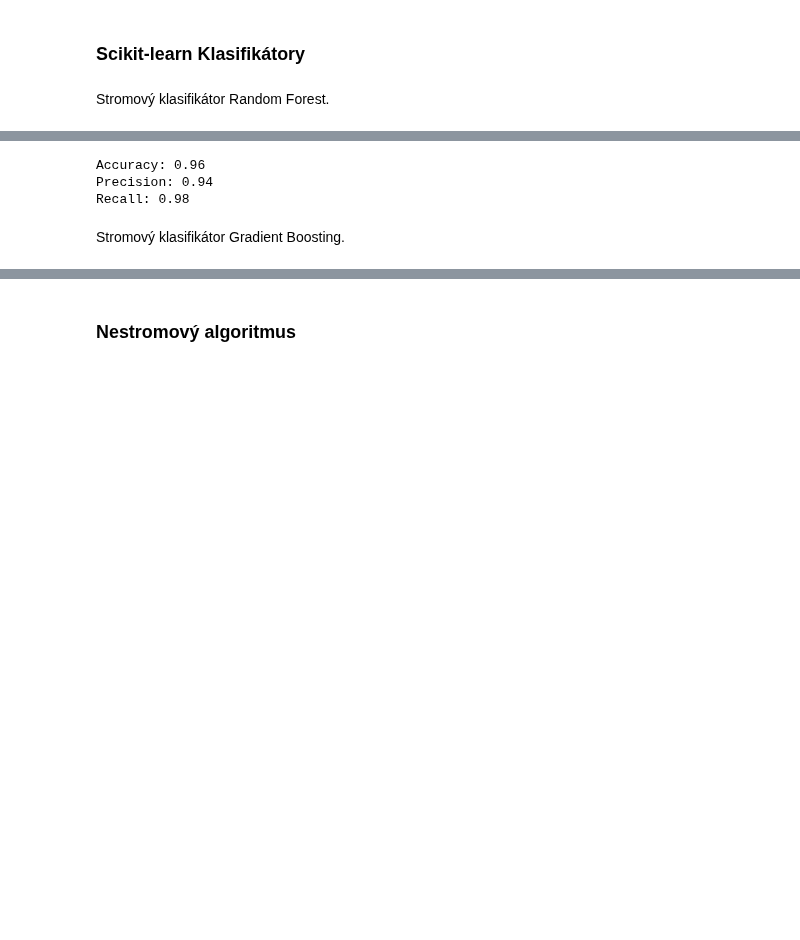
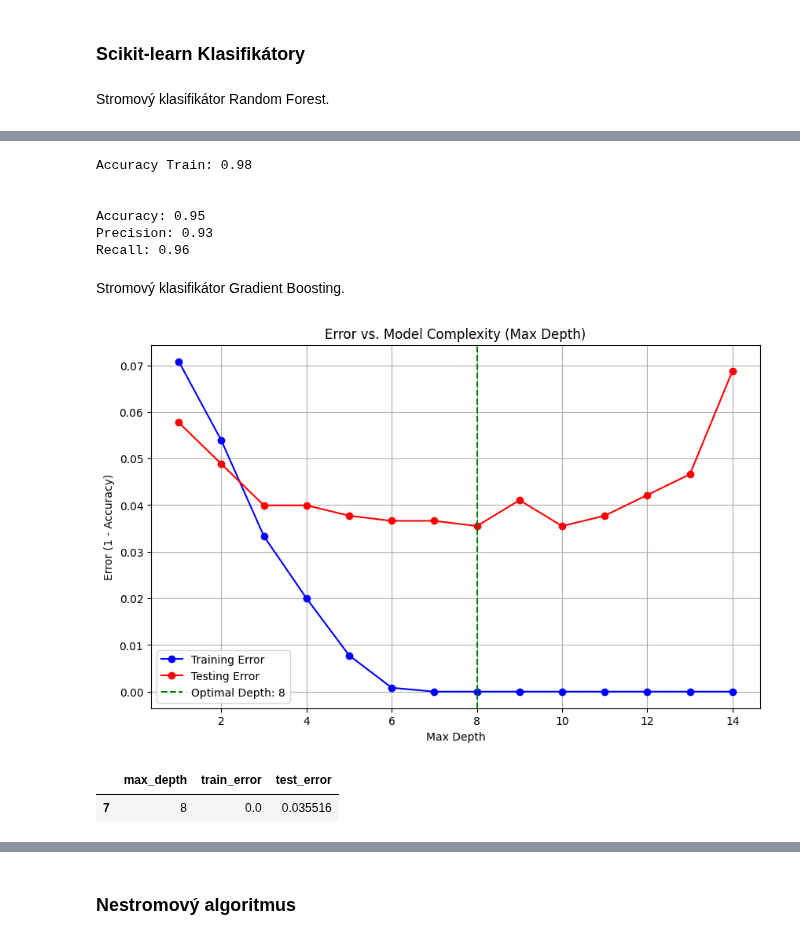
Before and after one commit to Brunokristi/Project_IAU, a Jupyter notebook: Phase_3.ipynb, the cells around one changed output, grey strips where cells are left out. Saved outputs shown, nothing was run; the diff lists cells and outputs as text; code cells hidden in the pictures; blank space fills up the shorter version.

```diff
--- a/Phase_3.ipynb
+++ b/Phase_3.ipynb
@@ -164,13 +229,20 @@ Stromový klasifikátor Random Forest.
 # %%
-clf = RandomForestClassifier()
+results = []
+estimators = []
+
+clf = RandomForestClassifier(max_depth = 17, min_samples_split = 6, min_samples_leaf = 4)
 clf.fit(X_train, y_train)
 
 predictions = clf.predict(X_test)
+train_predictions = clf.predict(X_train)
 
 accuracy = accuracy_score(y_test, predictions)
+accuracy_train = accuracy_score(y_train, train_predictions)
 precision = precision_score(y_test, predictions)
 recall = recall_score(y_test, predictions)
 
+print(f"Accuracy Train: {accuracy_train:.2f}")
+print('\n')
 print(f"Accuracy: {accuracy:.2f}")
 print(f"Precision: {precision:.2f}")
 print(f"Recall: {recall:.2f}")
@@ -193,9 +265,59 @@ feature_names = X_test.columns.values
 
 top_5_feature_names_rf = [feature_names[i] for i in top_5_features_rf]
 # %% [output]
-Accuracy: 0.96
-Precision: 0.94
-Recall: 0.98
+Accuracy Train: 0.98
+
+
+Accuracy: 0.95
+Precision: 0.93
+Recall: 0.96
 # %% [markdown]
 Stromový klasifikátor Gradient Boosting.
+# %%
+# Analysis for varying model complexity
+results = []
+max_depth_range = range(1, 15)  # Varying max_depth from 1 to 20
+
+for depth in max_depth_range:
+    gb_model = GradientBoostingClassifier(max_depth=depth)
+    gb_model.fit(X_train, y_train)
+
+    # Calculate error on training set
+    train_pred = gb_model.predict(X_train)
+    train_error = 1 - accuracy_score(y_train, train_pred)
+
+    # Calculate error on test set
+    test_pred = gb_model.predict(X_test)
+    test_error = 1 - accuracy_score(y_test, test_pred)
+
+    results.append({'max_depth': depth, 'train_error': train_error, 'test_error': test_error})
+
+# Convert results to a DataFrame for easier plotting
+results_df = pd.DataFrame(results)
+
+# Find the max_depth with the lowest test error
+optimal_depth = results_df['max_depth'][results_df['test_error'].idxmin()]
+
+# Plotting the errors vs model complexity
+plt.figure(figsize=(10, 6))
+plt.plot(results_df['max_depth'], results_df['train_error'], label='Training Error', marker='o', color='blue')
+plt.plot(results_df['max_depth'], results_df['test_error'], label='Testing Error', marker='o', color='red')
+
+# Add vertical line at the point of lowest test error
+plt.axvline(x=optimal_depth, color='green', linestyle='--', label=f'Optimal Depth: {optimal_depth}')
+
+plt.title("Error vs. Model Complexity (Max Depth)")
+plt.xlabel("Max Depth")
+plt.ylabel("Error (1 - Accuracy)")
+plt.legend()
+plt.grid()
+plt.show()
+
+# Display the optimal depth and corresponding errors
+optimal_info = results_df.loc[results_df['max_depth'] == optimal_depth]
+optimal_info
+# %% [output]
+[figure, added]
+|  | max_depth | train_error | test_error |
+| 7 | 8 | 0.0 | 0.035516 |
 # %%
```
Also changed, not shown: parts of 12 cells of this notebook.
